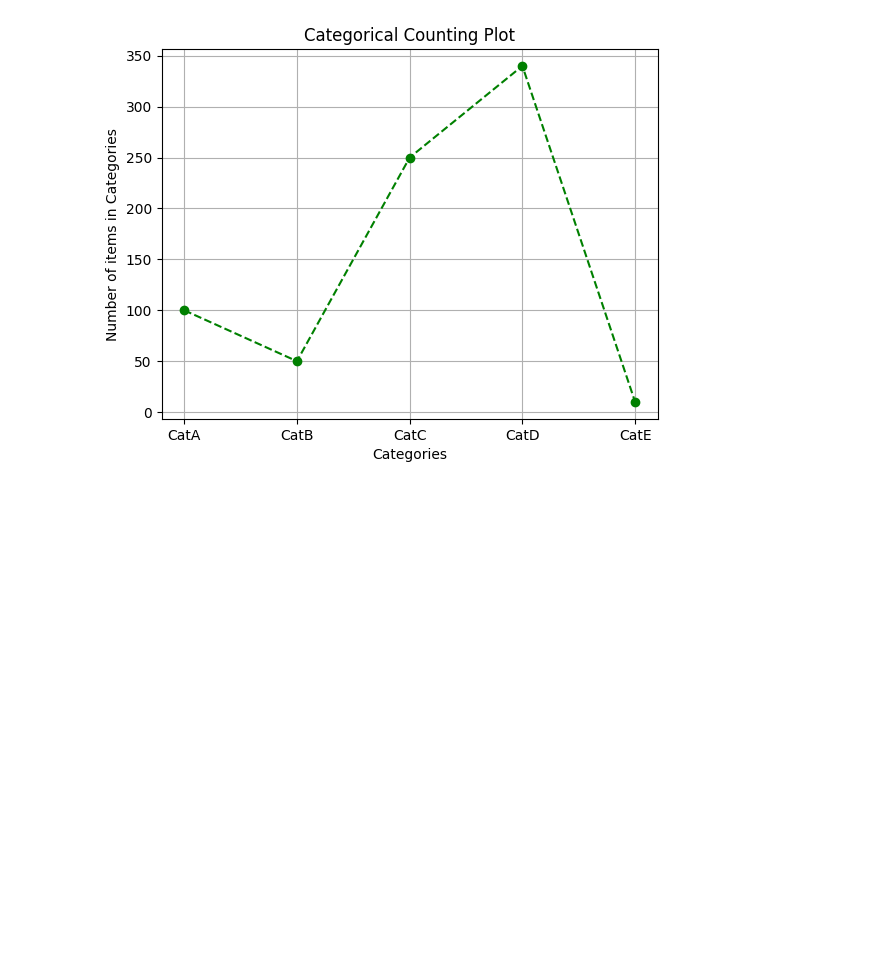
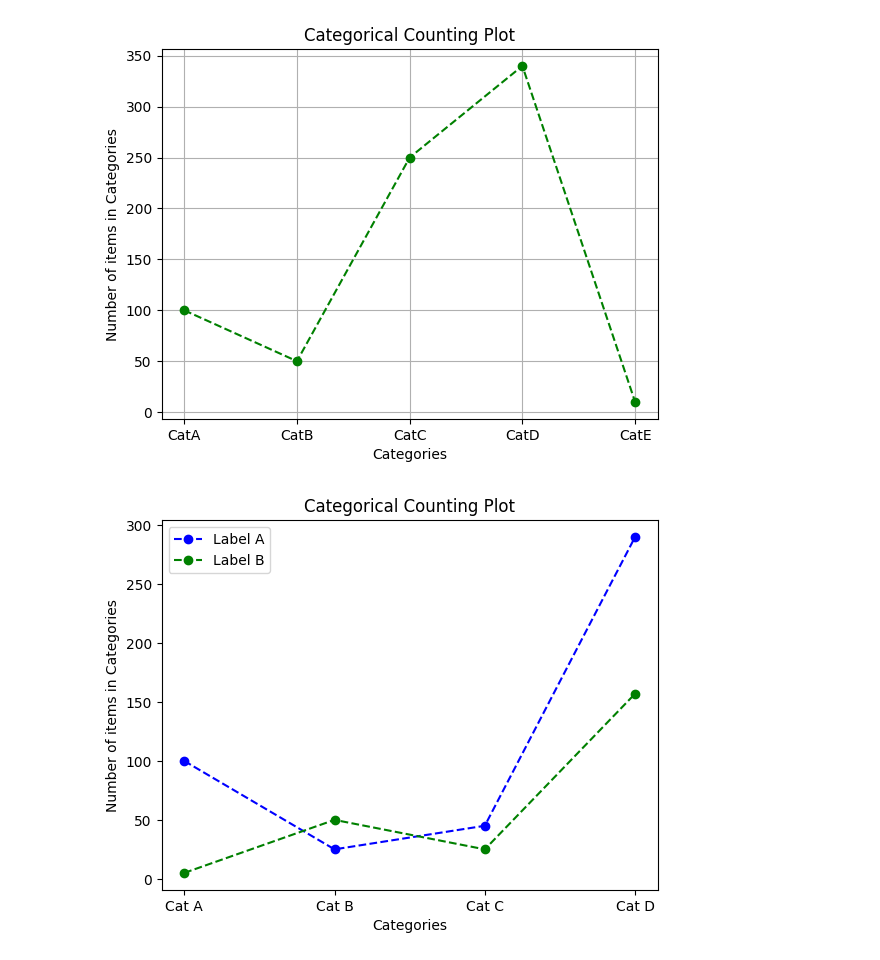
Before and after one commit to Kraken-Learns/Matplotlib, a Jupyter notebook: lineplots.ipynb, the cells around one changed output. Saved outputs shown, nothing was run; the diff lists cells and outputs as text; code cells hidden in the pictures; blank space fills up the shorter version.

```diff
--- a/lineplots.ipynb
+++ b/lineplots.ipynb
@@ -29,3 +29,21 @@ plt.grid(True)
 plt.show()
 # %% [output]
 [figure]
+# %%
+## Displaying two line plots with legends
+
+X = ["Cat A", "Cat B", "Cat C", "Cat D"]
+Y1 = [100,25,45,290]
+Y2 = [5, 50, 25,157]
+
+plt.plot(X, Y1, marker='o', linestyle='--', color='b', label='Label A')
+plt.plot(X, Y2, marker='o', linestyle='--', color='g', label='Label B')
+
+plt.xlabel('Categories')
+plt.ylabel('Number of items in Categories')
+plt.title('Categorical Counting Plot')
+
+plt.legend();
+#plt.show()
+# %% [output]
+[figure, added]
```
Also changed, not shown: parts of 1 cell of this notebook, 4 other files.
